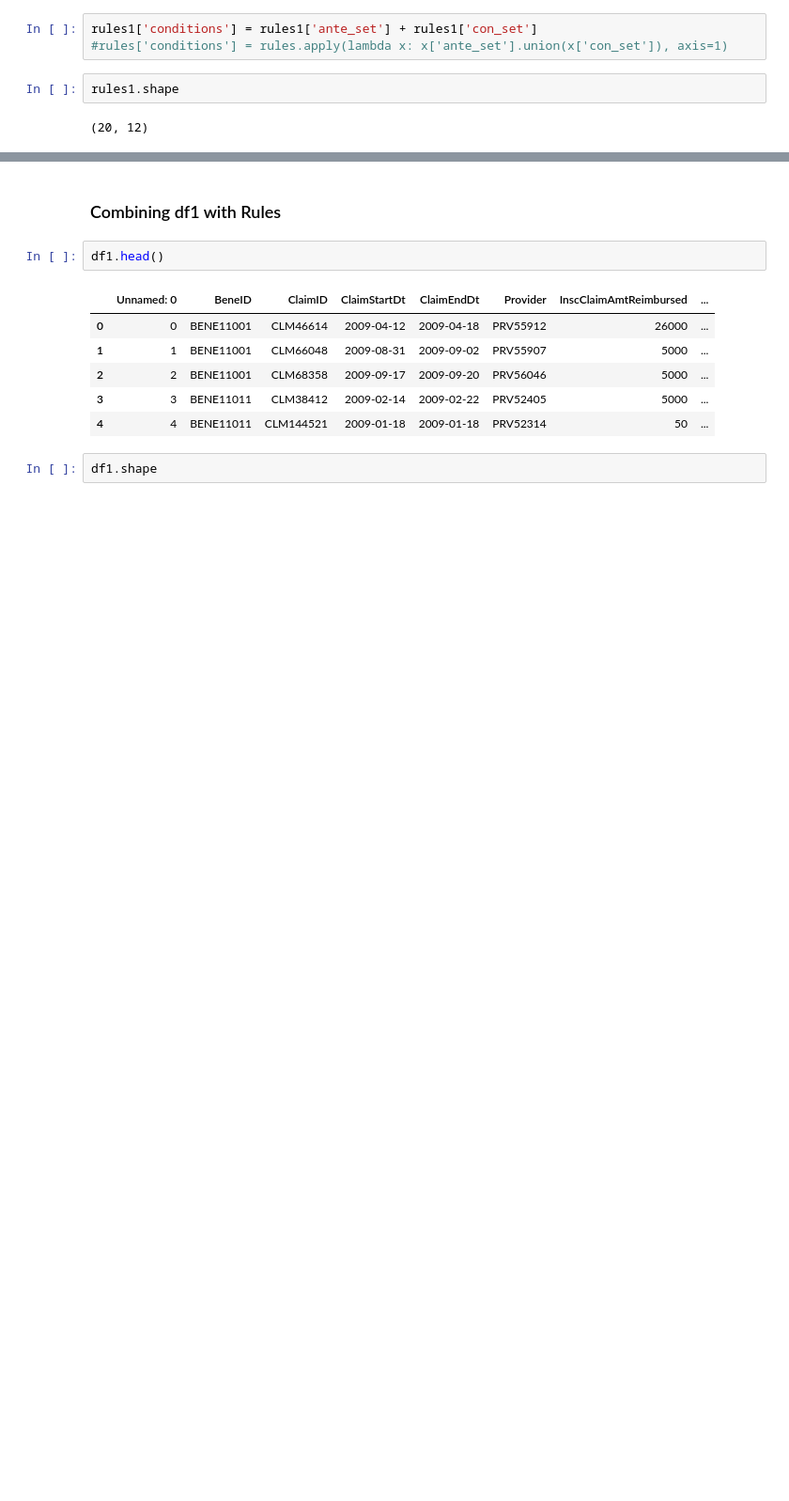
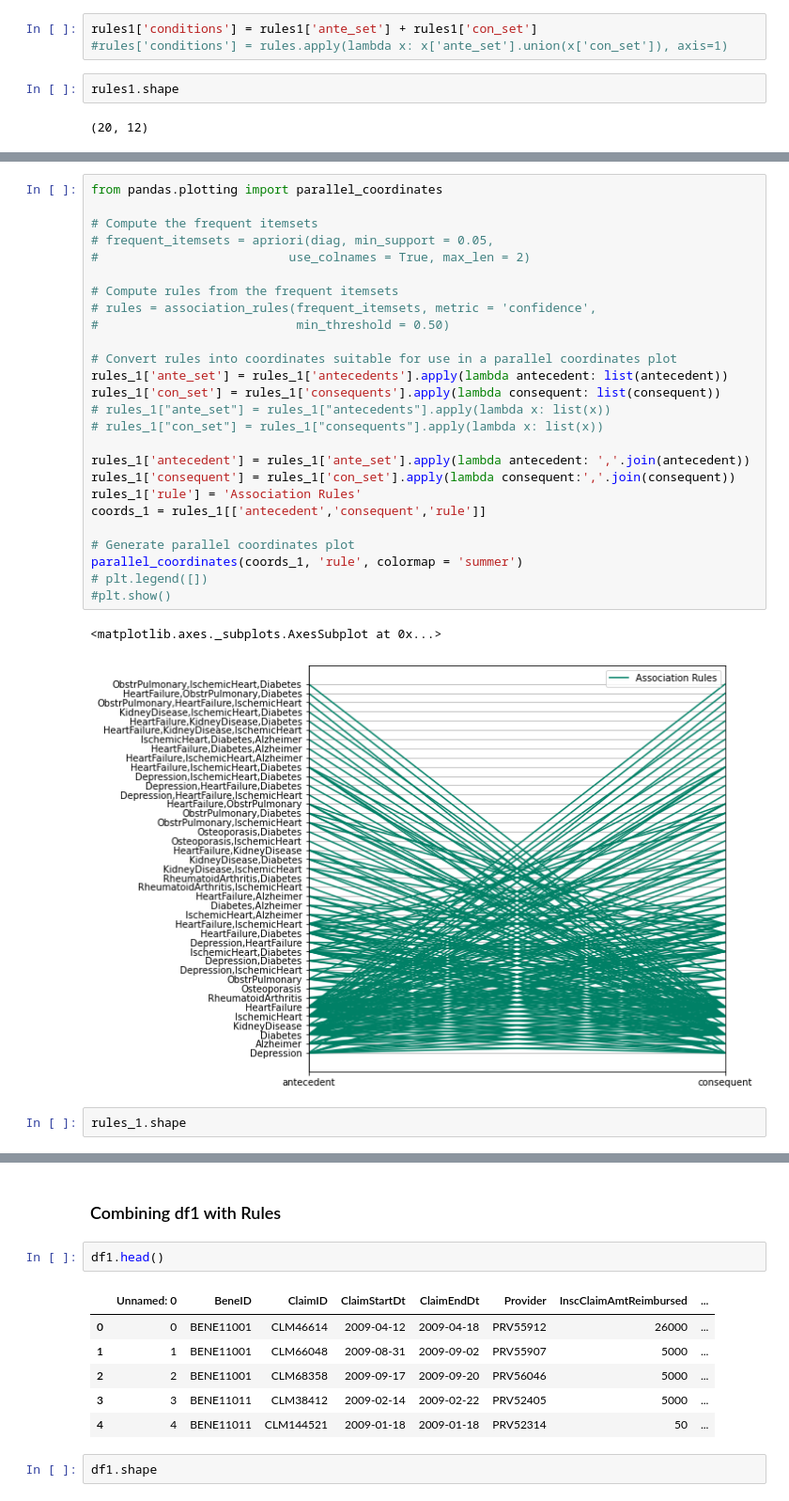
Before and after one commit to DebLeong/HealthCareCapstone, a Jupyter notebook: deb/Market Basket Analysis - illness.ipynb, the cells around one changed output, grey strips where cells are left out. Shown at 94% size. Cells and saved outputs as stored; diff of their text form; blank space fills up the shorter version.

```diff
--- a/deb/Market Basket Analysis - illness.ipynb
+++ b/deb/Market Basket Analysis - illness.ipynb
@@ -350,0 +375,31 @@ AttributeError: module 'matplotlib' has no attribute 'show'
+# %%
+from pandas.plotting import parallel_coordinates
+
+# Compute the frequent itemsets
+# frequent_itemsets = apriori(diag, min_support = 0.05,
+#                          use_colnames = True, max_len = 2)
+
+# Compute rules from the frequent itemsets
+# rules = association_rules(frequent_itemsets, metric = 'confidence',
+#                           min_threshold = 0.50)
+
+# Convert rules into coordinates suitable for use in a parallel coordinates plot
+rules_1['ante_set'] = rules_1['antecedents'].apply(lambda antecedent: list(antecedent))
+rules_1['con_set'] = rules_1['consequents'].apply(lambda consequent: list(consequent))
+# rules_1["ante_set"] = rules_1["antecedents"].apply(lambda x: list(x))
+# rules_1["con_set"] = rules_1["consequents"].apply(lambda x: list(x))
+
+rules_1['antecedent'] = rules_1['ante_set'].apply(lambda antecedent: ','.join(antecedent))
+rules_1['consequent'] = rules_1['con_set'].apply(lambda consequent:','.join(consequent))
+rules_1['rule'] = 'Association Rules'
+coords_1 = rules_1[['antecedent','consequent','rule']]
+
+# Generate parallel coordinates plot
+parallel_coordinates(coords_1, 'rule', colormap = 'summer')
+# plt.legend([])
+#plt.show()
+# %% [output]
+<matplotlib.axes._subplots.AxesSubplot at 0x...>
+[figure, added]
+# %%
+rules_1.shape
```
Also changed, not shown: parts of 98 cells of this notebook.
